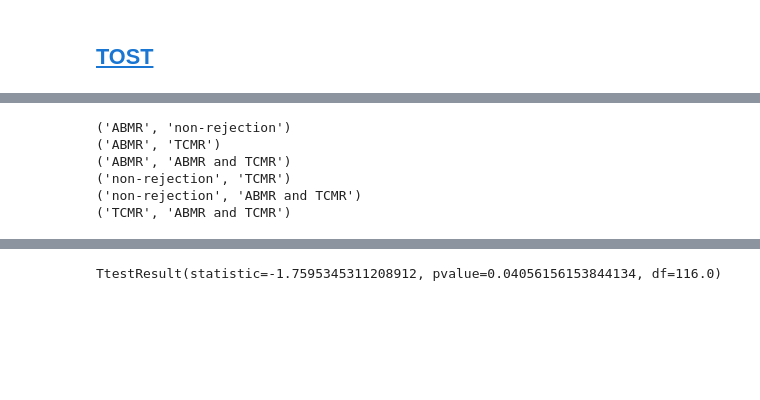
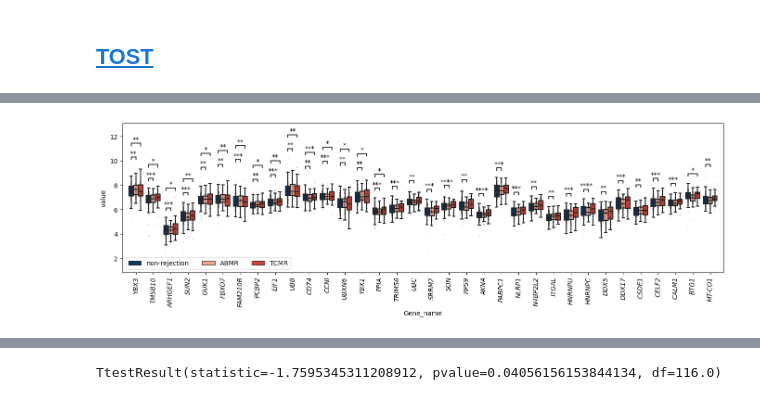
Before and after one commit to guilhermetabordaribas/housekeepingMinerPy, a Jupyter notebook: testing_pkg_hkgMiner.ipynb, the cells around one changed output, grey strips where cells are left out. Saved outputs shown, nothing was run; the diff lists cells and outputs as text; code cells hidden in the pictures; blank space fills up the shorter version.

Commit message:
TOST implementation

```diff
--- a/testing_pkg_hkgMiner.ipynb
+++ b/testing_pkg_hkgMiner.ipynb
@@ -526,10 +568,24 @@ aux
-# %%
-for p in itertools.combinations(aux.conditions.unique(), 2):
-    print(p)
-# %% [output]
-('ABMR', 'non-rejection')
-('ABMR', 'TCMR')
-('ABMR', 'ABMR and TCMR')
-('non-rejection', 'TCMR')
-('non-rejection', 'ABMR and TCMR')
-('TCMR', 'ABMR and TCMR')
+# %%
+fig = plt.figure(figsize=(8.35*2,8.35/2))
+# fig = plt.figure(figsize=(8.35*2,8.35))
+ax = fig.add_subplot(111)
+x='Gene_name'
+y='value'
+order = aux_tost.columns[2:]
+hue_order = ['non-rejection','ABMR','TCMR']#,'ABMR and TCMR']
+hue='conditions'
+data = aux.iloc[:,:-1].melt(id_vars=hue)
+
+sns.stripplot(x=x, y=y, hue=hue, order=order, hue_order=hue_order, dodge=True, color='black', s=1, alpha=.5, data=data, ax=ax)
+sns.boxplot(x, y=y,hue=hue, order=order, hue_order=hue_order, palette=['#003375', '#fca082', '#e32f27', '#67000d'], fliersize=0, data=data, ax=ax)
+ax.set_xticks(ax.get_xticks(), ax.get_xticklabels(), rotation=90, style='italic')
+
+ax.legend(handles=ax.get_legend_handles_labels()[0][3:], labels=ax.get_legend_handles_labels()[1][3:], loc='lower left', ncols=3)
+
+annot = Annotator(ax, pairs, x=x, y=y, order=order, hue=hue, hue_order=hue_order, data=data)
+annot.configure(test=None, text_format='star', loc='inside', verbose=0, hide_non_significant=True)
+annot.set_pvalues(pvalues=pvalues)
+# annot.apply_test()
+ax, test_results = annot.annotate()
+# %% [output]
+[figure, added]
```
Also changed, not shown: parts of 15 cells of this notebook, 2 other files.
